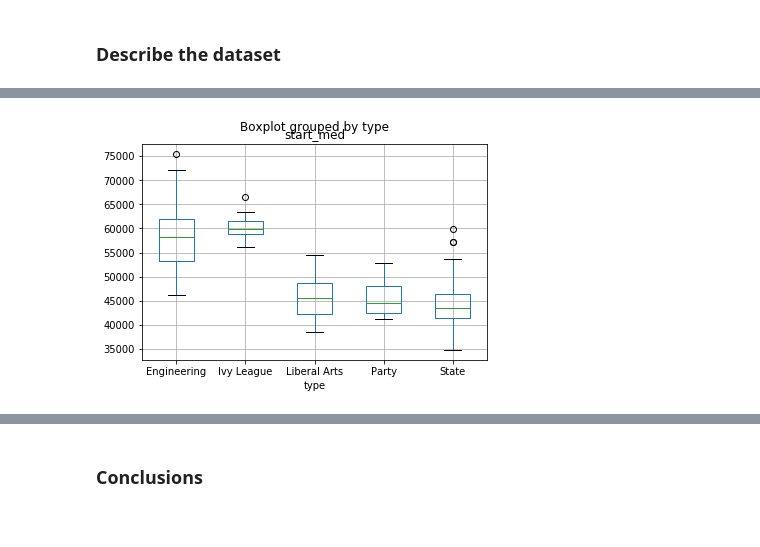
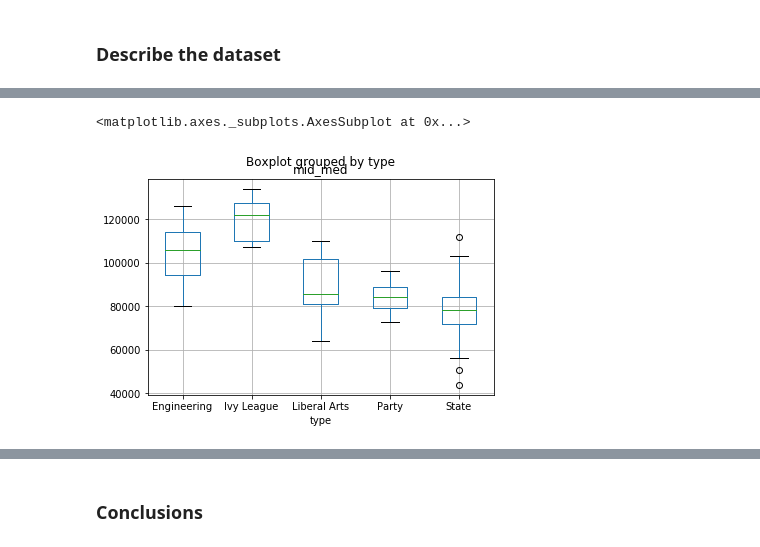
Before and after one commit to elliebenn/Thinkful-DS-Prep-Course, a Jupyter notebook: Thinkful-Prep-Capstone.ipynb, the cells around one changed output, grey strips where cells are left out. Drawn from its saved outputs; the diff is of its cells as text; code cells hidden in the pictures.

```diff
--- a/Thinkful-Prep-Capstone.ipynb
+++ b/Thinkful-Prep-Capstone.ipynb
@@ -93,6 +128,7 @@ plt.show()
 # %%
-# Boxplots of starting median salaries by type of college.
+#Boxplots of mid-career salaries by type of college
 
-start_med_boxplt = college.boxplot('start_med',by='type')
+college.boxplot('mid_med',by='type')
 # %% [output]
+<matplotlib.axes._subplots.AxesSubplot at 0x...>
-[figure, old version]
+[figure, new version]
```
Also changed, not shown: parts of 30 cells of this notebook.
